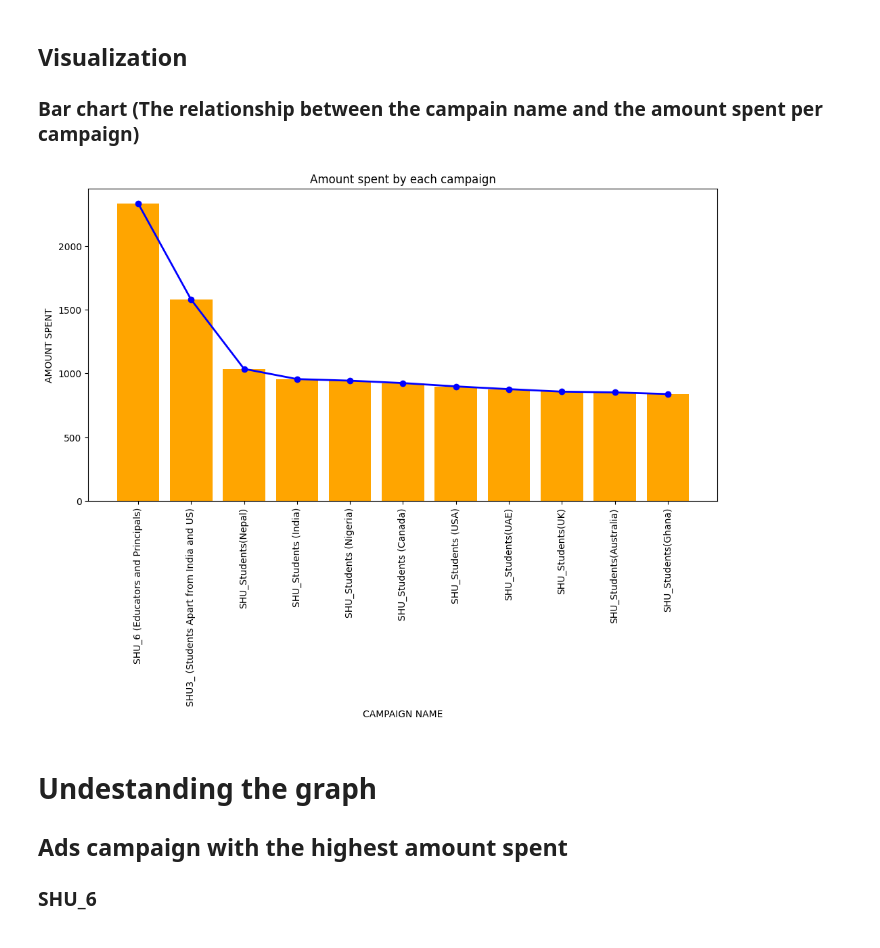
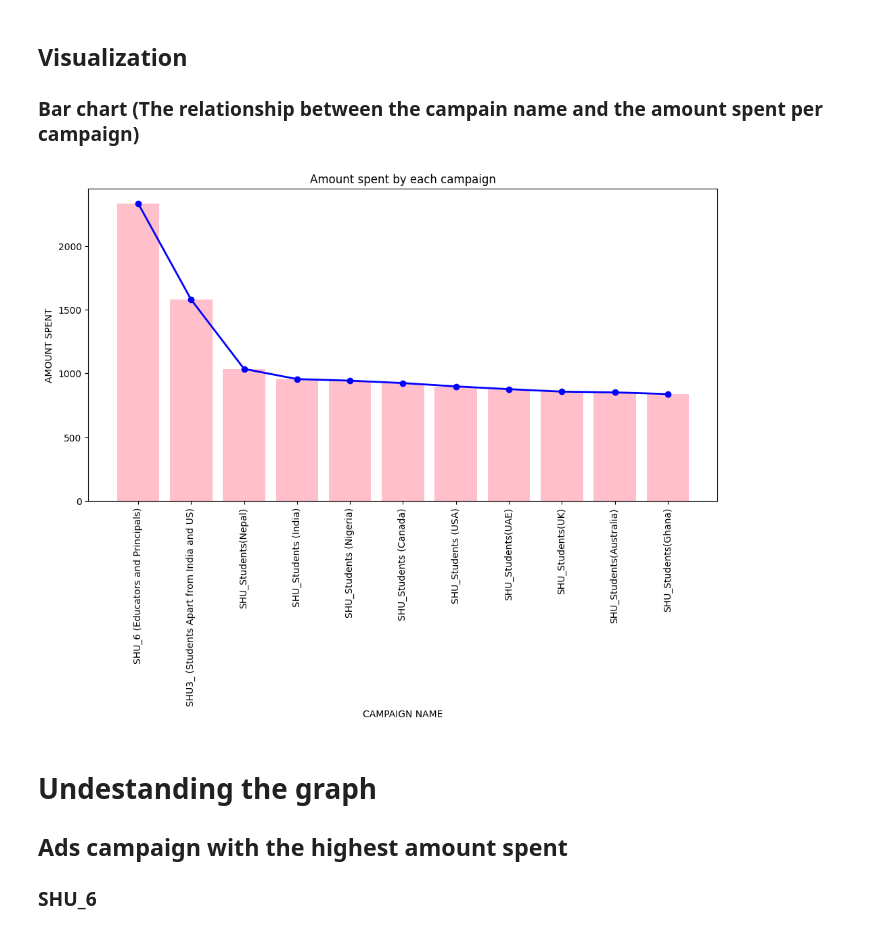
Before and after one commit to bakar-01/My-Dataanalysis, a Jupyter notebook: Revise_market_data.ipynb, the cells around one changed output. Cells and saved outputs as stored; diff of their text form; code cells hidden in the pictures.

```diff
--- a/Revise_market_data.ipynb
+++ b/Revise_market_data.ipynb
@@ -162,15 +164,15 @@ campaign_summary
 ### Bar chart (The relationship between the campain name and the amount spent per campaign)
 # %%
 plt.figure(figsize=(12, 6))
-plt.bar(campaign_summary['CAMPAIGN NAME'], campaign_summary['AMOUNT SPENT '], color='orange')
+plt.bar(campaign_summary['CAMPAIGN NAME'], campaign_summary['AMOUNT SPENT '], color='pink')
 plt.xlabel('CAMPAIGN NAME')
 plt.ylabel('AMOUNT SPENT')
 plt.title('Amount spent by each campaign')
 plt.xticks(rotation=90)
 plt.plot(campaign_summary['CAMPAIGN NAME'], campaign_summary['AMOUNT SPENT '], marker='o', color='blue', linewidth=2)
 plt.show()
 # %% [output]
-[figure, old version]
+[figure, new version]
 # %% [markdown]
 # Undestanding the graph
 ## Ads campaign with the highest amount spent
```
Also changed, not shown: parts of 13 cells of this notebook.
